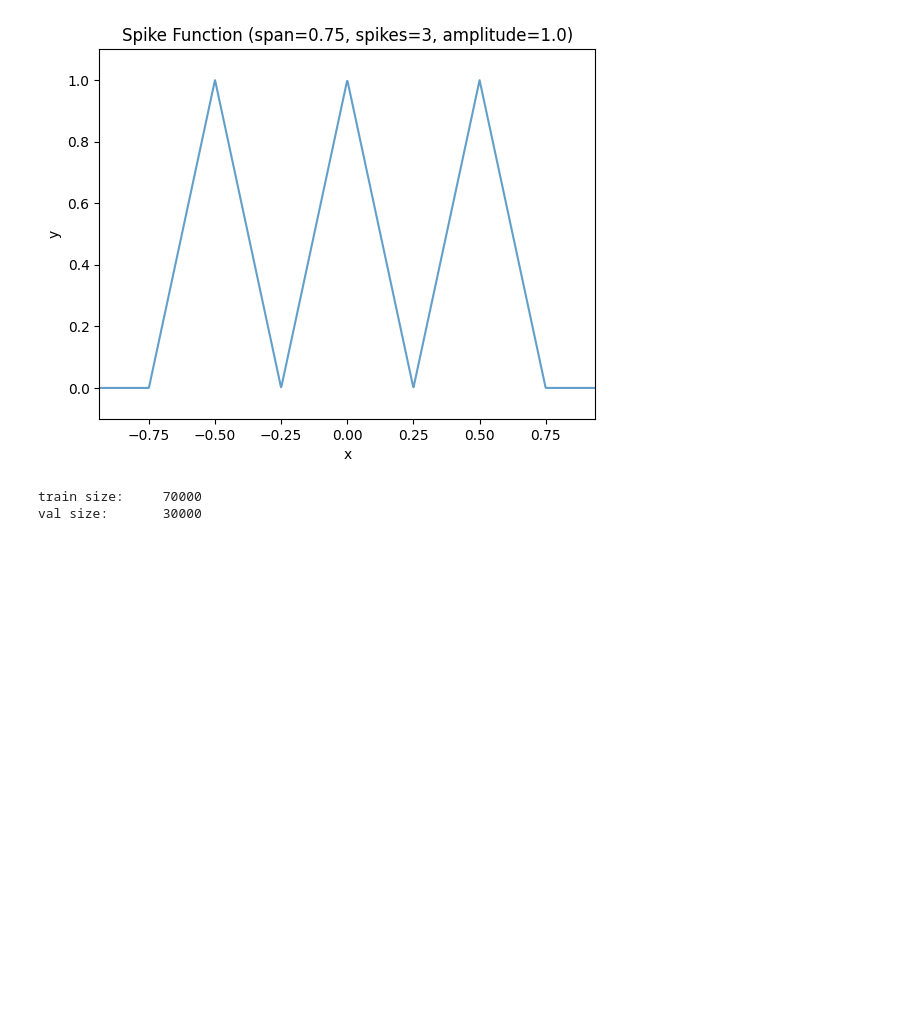
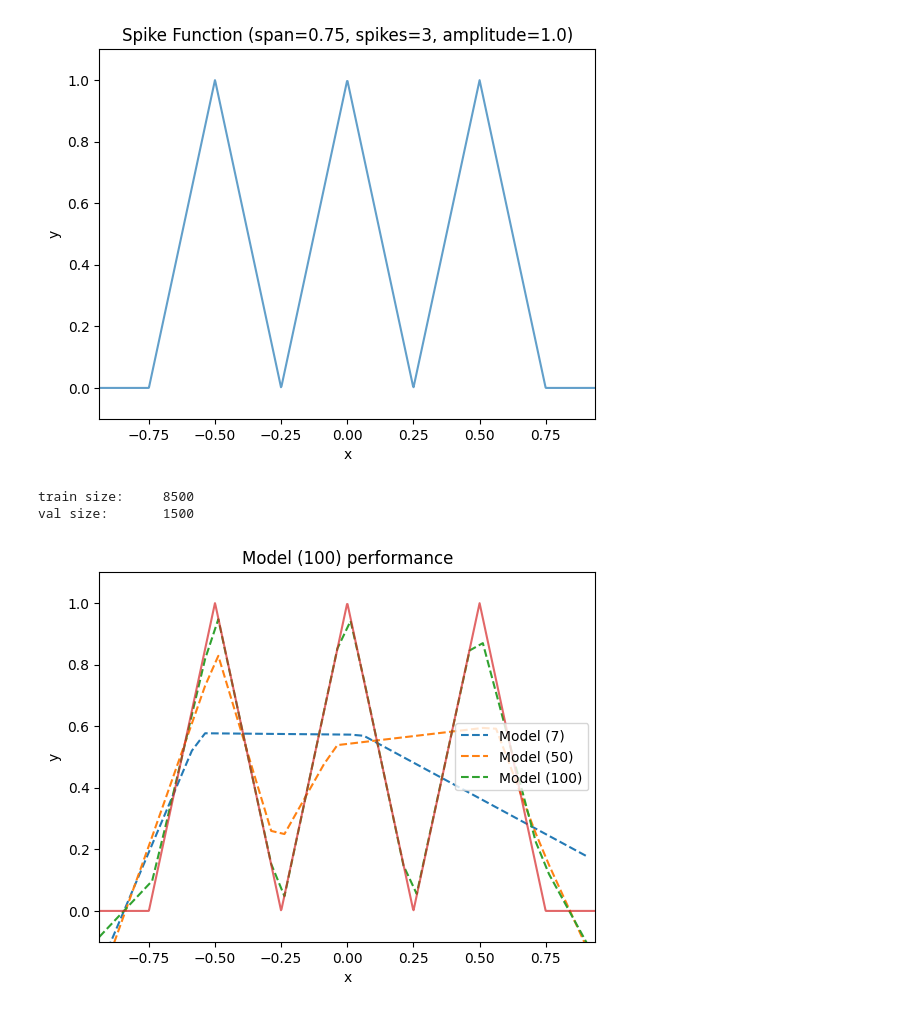
Before and after one commit to PaulusBoskabouter/EvoNet, a Jupyter notebook: experiment.ipynb, the cells around one changed output. Cells and saved outputs as stored; diff of their text form; code cells hidden in the pictures; blank space fills up the shorter version.

Commit message:
Version 1.0 of evonet training

```diff
--- a/experiment.ipynb
+++ b/experiment.ipynb
@@ -5,11 +5,13 @@ from pathlib import Path
 from objects.Functions import SpikeFunc
 from objects.networks import Network, EvoNet
 from utilities.data_sampler import get_train_val_test
-from utilities.trainer import base_model_train
+from utilities.trainer import base_model_train, evolving_trainer
+import matplotlib.pyplot as plt
 
-
-folder = Path("results")
-folder.mkdir(parents=True, exist_ok=True)
+Path("models").mkdir(parents=True, exist_ok=True)
+Path("results").mkdir(parents=True, exist_ok=True)
+models_folder = Path("models")
+results_folder = Path("results")
 device = "cuda" if torch.cuda.is_available() else "cpu"
 print(device)
 # %% [output]
@@ -20,44 +22,42 @@ spike.plot()
 # %% [output]
 [figure]
 # %%
-train, val = get_train_val_test(spike, 42, 100000)
+train, val = get_train_val_test(spike, 42, 10000)
 
 # unpack the tuples
 x_train, y_train = train
 x_val, y_val = val
 # %% [output]
-train size:     70000
-val size:       30000
+train size:     8500
+val size:       1500
 # %%
 for hidden_size in [7, 50, 100]:
+    break
     Net = Network(hidden_size)
-    base_model_train(Net, x_train, y_train, x_val, y_val, epochs=10000, lr=1e-3, device=device, patience=15)
-    Net.save()
+    base_model_train(Net, x_train, y_train, x_val, y_val, epochs=3000, lr=1e-3, device=device, patience=15, plot=True)
+    Net.save(filename=f"base_{hidden_size}.pt")
 # %%
 # Let's plot how well the models understands our function.
 data = []
 for hidden_size in [7, 50, 100]:
     Net = Network(hidden_size)
-    Net.load()
+    Net.load(filename=f"base_{hidden_size}.pt")
 
 
     X = np.arange(-spike.span * 1.25, spike.span * 1.25, 0.05)
     X = torch.tensor(X, dtype=torch.float32).unsqueeze(1).to(device)
     Net = Net.to(device)
     Net.eval()
     Y = Net(X).to(device)
     X = X.detach().cpu().squeeze(1).numpy()
     Y = Y.detach().cpu().squeeze(1).numpy()
 
     data.append((X, Y, f"Model ({hidden_size})"))
 
 
-    # spike.plot(output_data=[(X, Y, f"Model ({hidden_size})")], plot_title=f"Model ({Net.hidden_size}) performance", save_path=folder/f"base_model_perf.png")
-
-
-
-
-spike.plot(output_data=data, plot_title=f"Model ({Net.hidden_size}) performance", save_path=folder/f"base_model_perf.png")
+spike.plot(output_data=data, plot_title=f"Model ({Net.hidden_size}) performance", save_path=results_folder/f"base_model_perf.png")
+# %% [output]
+[figure, added]
 # %%
 for hidden_size in [7, 50, 100]:
     Net = Network(hidden_size)
```
Also changed, not shown: parts of 8 cells of this notebook, 11 other files.
